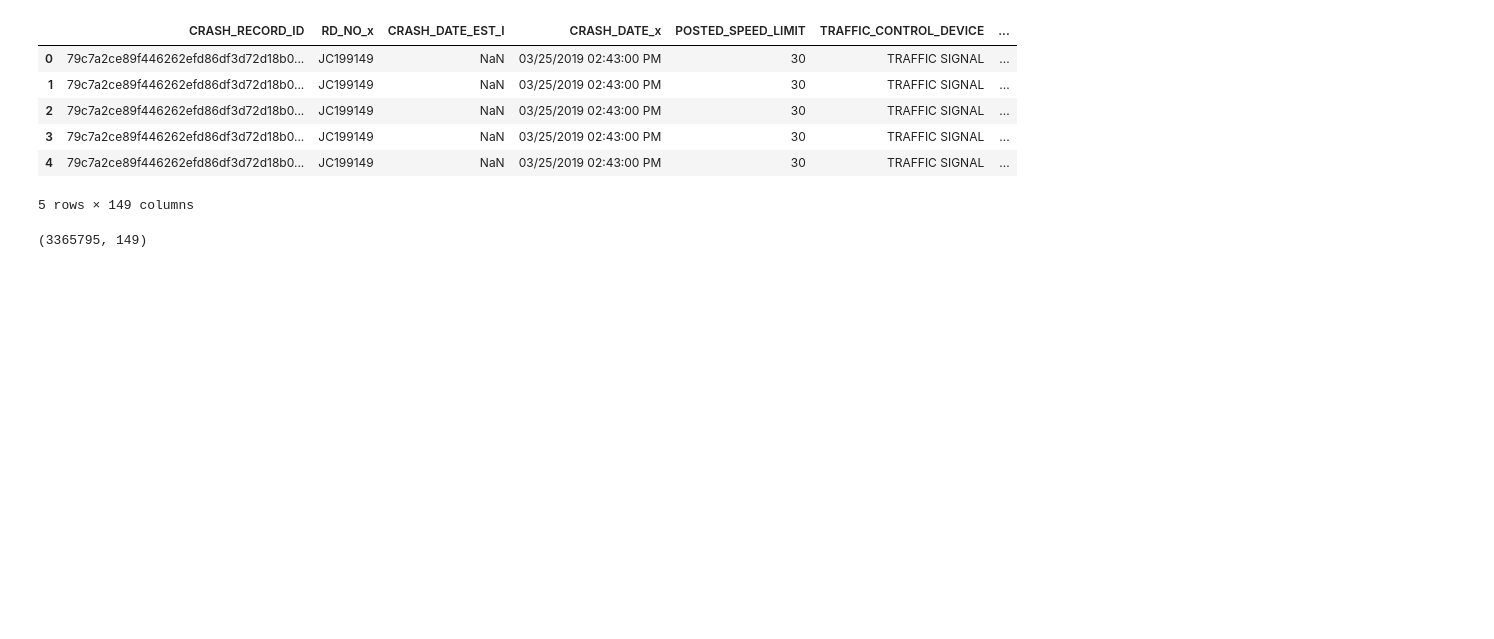
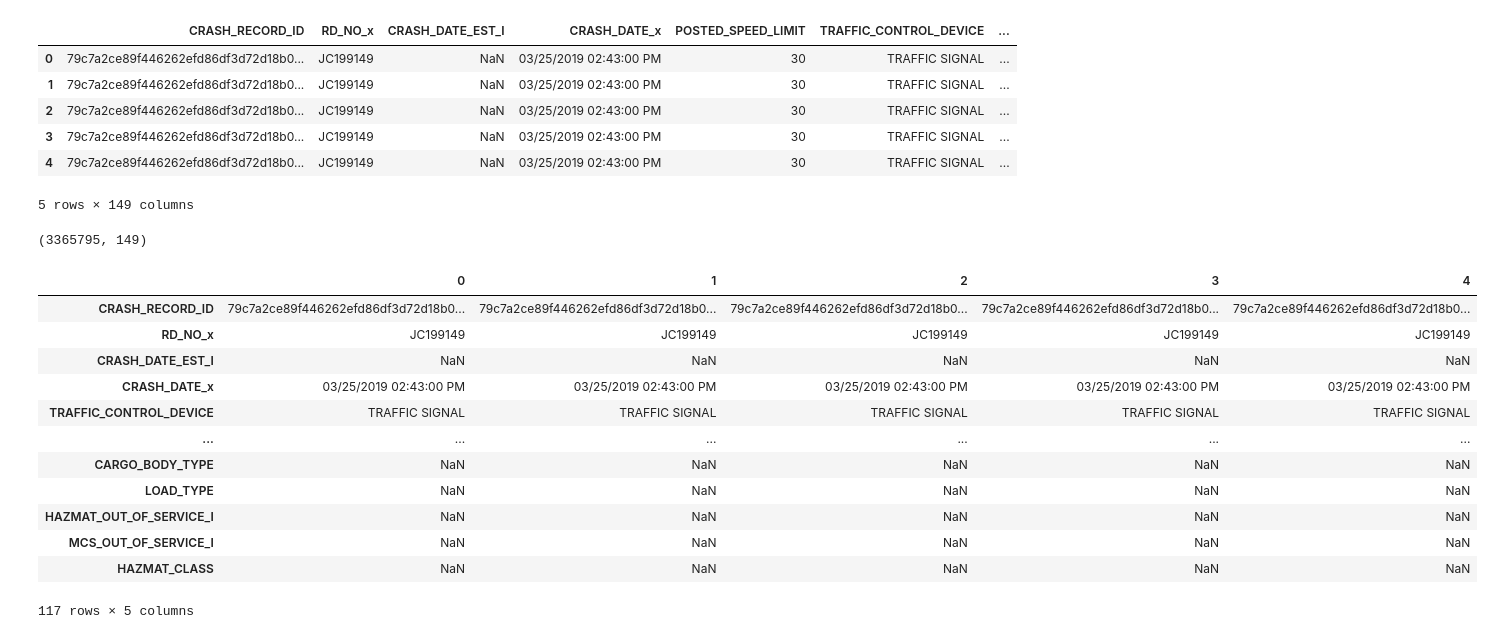
Before and after one commit to Kaewin/project-4, a Jupyter notebook: eda.ipynb, the cells around one changed output. Saved outputs shown, nothing was run; the diff lists cells and outputs as text; code cells hidden in the pictures; blank space fills up the shorter version.

```diff
--- a/eda.ipynb
+++ b/eda.ipynb
@@ -83,0 +80,16 @@ d.shape
+# %%
+d_cat.head().T
+# %% [output]
+|  | 0 | 1 | 2 | 3 | 4 |
+| CRASH_RECORD_ID | 79c7a2ce89f446262efd86df3d72d18b0... | 79c7a2ce89f446262efd86df3d72d18b0... | 79c7a2ce89f446262efd86df3d72d18b0... | 79c7a2ce89f446262efd86df3d72d18b0... | 79c7a2ce89f446262efd86df3d72d18b0... |
+| RD_NO_x | JC199149 | JC199149 | JC199149 | JC199149 | JC199149 |
+| CRASH_DATE_EST_I | NaN | NaN | NaN | NaN | NaN |
+| CRASH_DATE_x | 03/25/2019 02:43:00 PM | 03/25/2019 02:43:00 PM | 03/25/2019 02:43:00 PM | 03/25/2019 02:43:00 PM | 03/25/2019 02:43:00 PM |
+| TRAFFIC_CONTROL_DEVICE | TRAFFIC SIGNAL | TRAFFIC SIGNAL | TRAFFIC SIGNAL | TRAFFIC SIGNAL | TRAFFIC SIGNAL |
+| ... | ... | ... | ... | ... | ... |
+| CARGO_BODY_TYPE | NaN | NaN | NaN | NaN | NaN |
+| LOAD_TYPE | NaN | NaN | NaN | NaN | NaN |
+| HAZMAT_OUT_OF_SERVICE_I | NaN | NaN | NaN | NaN | NaN |
+| MCS_OUT_OF_SERVICE_I | NaN | NaN | NaN | NaN | NaN |
+| HAZMAT_CLASS | NaN | NaN | NaN | NaN | NaN |
+117 rows × 5 columns
```
Also changed, not shown: parts of 11 cells of this notebook.
